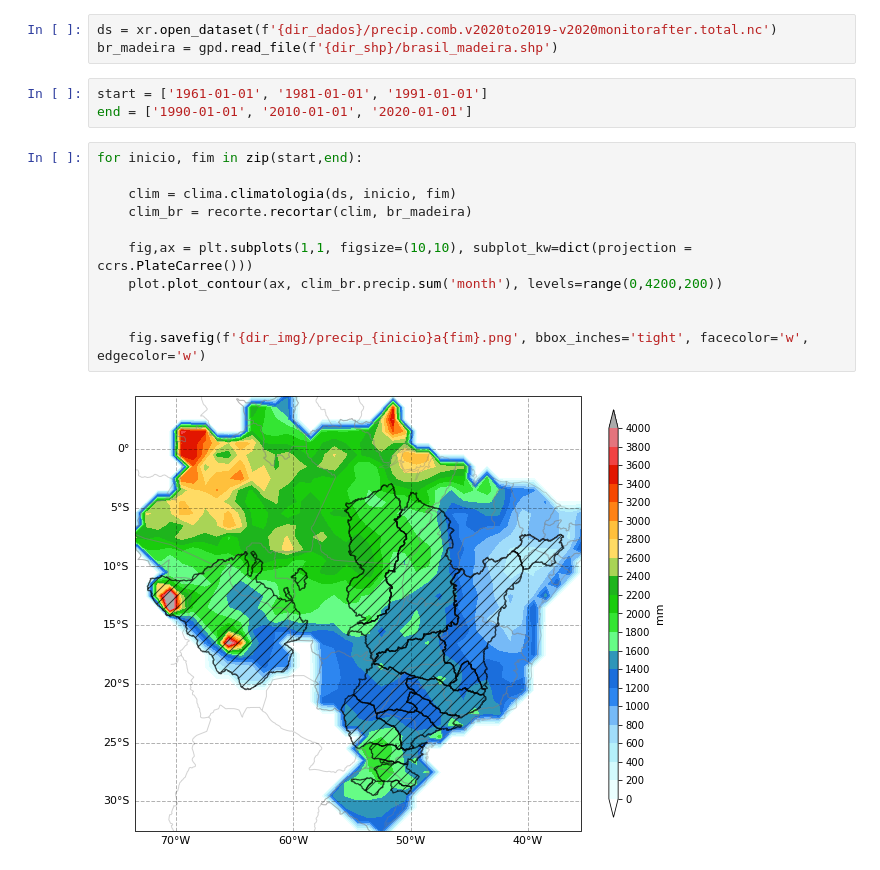
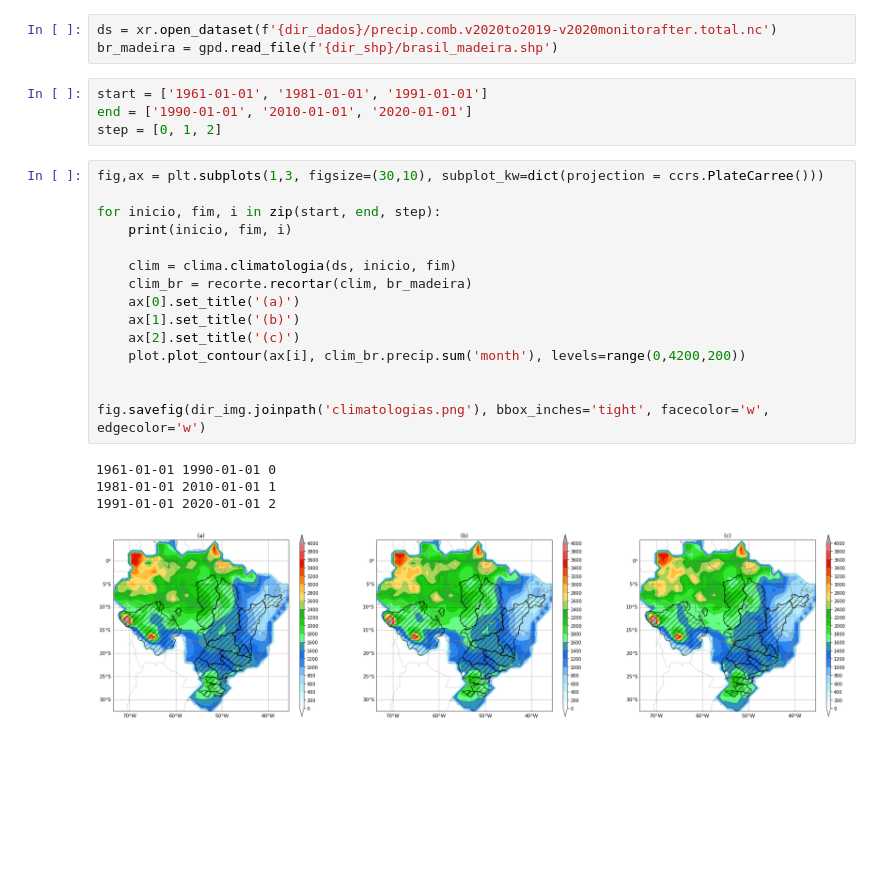
Before and after one commit to viictor-m/TCC, a Jupyter notebook: climatologia.ipynb, the cells around one changed output. Saved outputs shown, nothing was run; the diff lists cells and outputs as text; blank space fills up the shorter version.

Commit message:
:hammer: plotando 3 climatologias em uma unica imagem

```diff
--- a/climatologia.ipynb
+++ b/climatologia.ipynb
@@ -18,16 +18,24 @@ br_madeira = gpd.read_file(f'{dir_shp}/brasil_madeira.shp')
 # %%
 start = ['1961-01-01', '1981-01-01', '1991-01-01']
 end = ['1990-01-01', '2010-01-01', '2020-01-01']
+step = [0, 1, 2]
 # %%
-for inicio, fim in zip(start,end):
+fig,ax = plt.subplots(1,3, figsize=(30,10), subplot_kw=dict(projection = ccrs.PlateCarree()))
+
+for inicio, fim, i in zip(start, end, step):
+    print(inicio, fim, i)
 
     clim = clima.climatologia(ds, inicio, fim)
     clim_br = recorte.recortar(clim, br_madeira)
-
-    fig,ax = plt.subplots(1,1, figsize=(10,10), subplot_kw=dict(projection = ccrs.PlateCarree()))
-    plot.plot_contour(ax, clim_br.precip.sum('month'), levels=range(0,4200,200))
+    ax[0].set_title('(a)')
+    ax[1].set_title('(b)')
+    ax[2].set_title('(c)')
+    plot.plot_contour(ax[i], clim_br.precip.sum('month'), levels=range(0,4200,200))
 
 
-    fig.savefig(f'{dir_img}/precip_{inicio}a{fim}.png', bbox_inches='tight', facecolor='w', edgecolor='w')
+fig.savefig(dir_img.joinpath('climatologias.png'), bbox_inches='tight', facecolor='w', edgecolor='w')
 # %% [output]
+1961-01-01 1990-01-01 0
+1981-01-01 2010-01-01 1
+1991-01-01 2020-01-01 2
-[figure, old version]
+[figure, new version]
```
Also changed, not shown: parts of 1 cell of this notebook.
